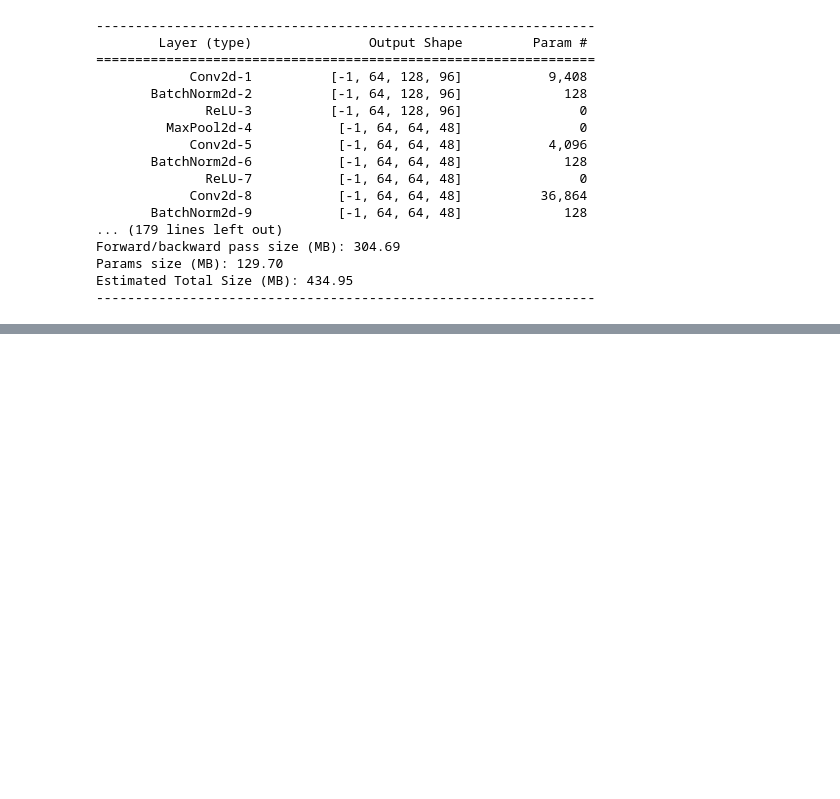
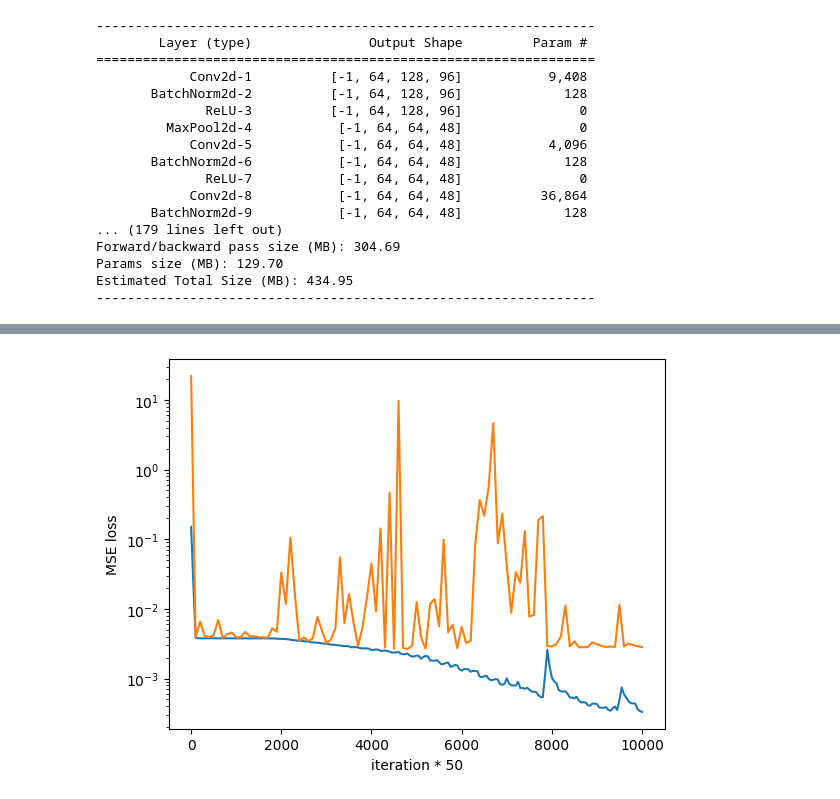
Before and after one commit to Gueraldo/Golf-swing, a Jupyter notebook: ai_training.ipynb, the cells around one changed output, grey strips where cells are left out. Cells and saved outputs as stored; diff of their text form; code cells hidden in the pictures; blank space fills up the shorter version.

```diff
--- a/ai_training.ipynb
+++ b/ai_training.ipynb
@@ -174,23 +182,35 @@ criterion = torch.nn.MSELoss()
 
 start_t = timer()
 
+training_losses = []
+absc_train = []
 average_training_losses = []
-training_losses = []
+validation_losses = []
+absc_val = []
+average_validation_losses = []
 iteration = 0
-nb_pts = 0
 max_iter = 10000
 stop_epoch = False
 
 for epoch in range(200):
-    for (x_train_in, y_train_in) in dataloader:
+    for (x_train_in, y_train_in) in train_dataloader:
 
         training_losses.append(train_step(x_train_in, y_train_in, model, optimizer, criterion))
         if iteration % 50 == 0:
-            nb_pts += 1
             average_training_losses.append(sum(training_losses) / len(training_losses))
+            absc_train.append(iteration)
             training_losses = []
             print("ITER  {}: training loss       = {:.4f}".format(iteration, average_training_losses[-1]))
             print("______________________________________")
+
+        if iteration % 100 == 0:
+            for (x_val_in, y_val_in) in val_dataloader:
+                validation_losses.append(eval_step(x_val_in, y_val_in, model, criterion))
+            average_validation_losses.append(sum(validation_losses) / len(validation_losses))
+            absc_val.append(iteration)
+            validation_losses = []
+            print("ITER  {}: validation loss       = {:.4f}".format(iteration, average_validation_losses[-1]))
+
         if iteration >= max_iter:
             stop_epoch = True
             break
@@ -200,14 +220,5 @@ for epoch in range(200):
 #TODO
 
 end_t = timer()
-print("time_elapsed: {}".format(end_t - start_t))
-
-times = list(range(len(average_training_losses)))
-
-fig = plt.figure()
-ax = fig.add_subplot(111)
-ax.plot(np.arange(nb_pts), average_training_losses)
-ax.set_xlabel("iteration * 50")
-ax.set_ylabel("MSE loss")
-plt.show()
+print("time_elapsed: {} s".format(end_t - start_t))
 # %% [output]
@@ -232,3 +242,14 @@ time_elapsed: 9026.787756700069
+# %%
+fig = plt.figure()
+ax = fig.add_subplot(111)
+ax.plot(absc_train, average_training_losses)
+ax.plot(absc_val, average_validation_losses)
+ax.set_xlabel("iteration * 50")
+ax.set_ylabel("MSE loss")
+ax.set_yscale('log')
+plt.show()
+# %% [output]
+[figure, added]
 # %%
 torch.save(model, "data/model_ckpt/10000_iter.pth")
 # %%
```
Also changed, not shown: parts of 7 cells of this notebook.
